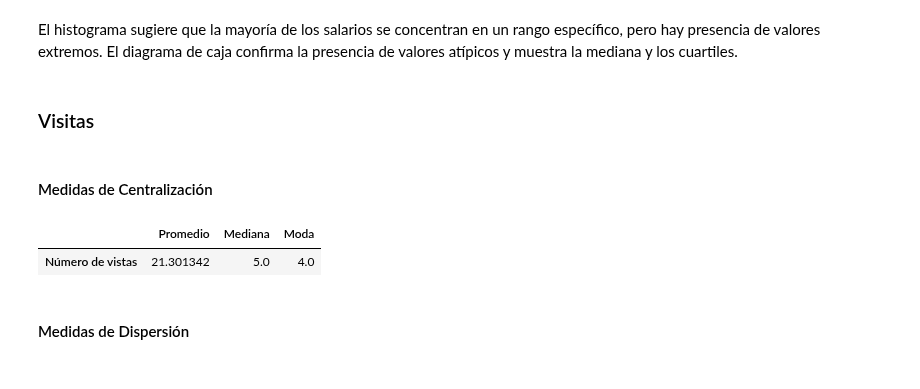
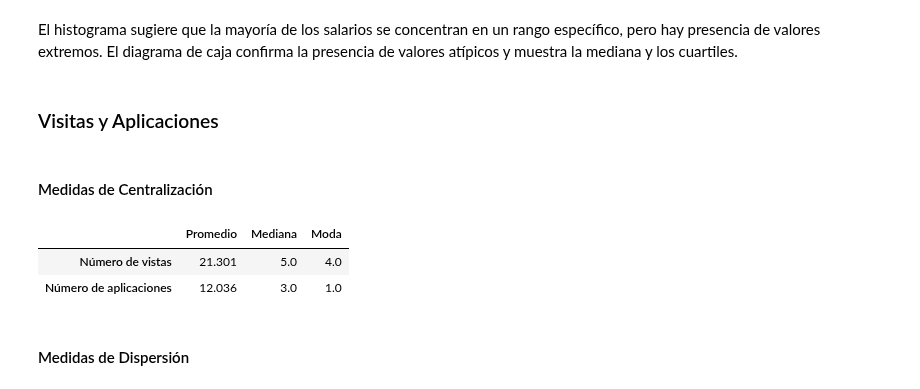
Before and after one commit to sarahcoral/ProyectoABD, a Jupyter notebook: proyectoabdbook/visualization_notebooks/descriptive_analysis.ipynb, the cells around one changed output. Cells and saved outputs as stored; diff of their text form; code cells hidden in the pictures.

```diff
--- a/proyectoabdbook/visualization_notebooks/descriptive_analysis.ipynb
+++ b/proyectoabdbook/visualization_notebooks/descriptive_analysis.ipynb
@@ -310,5 +322,5 @@ plt.show()
 El histograma sugiere que la mayoría de los salarios se concentran en un rango específico, pero hay presencia de valores extremos.
 El diagrama de caja confirma la presencia de valores atípicos y muestra la mediana y los cuartiles.
 # %% [markdown]
-### Visitas
+### Visitas y Aplicaciones
 # %%
@@ -319,29 +331,63 @@ views = df_num['views'].dropna()
 # %%
 #mean views
 mean_views = views.mean()
 
 #median views
 median_views = views.median()
 
 #mode views
 mode_views = views.mode()
 
-cent_data = {
+
+#mean apps
+mean_apps = apps.mean()
+
+#median apps
+median_apps = apps.median()
+
+#mode apps
+mode_apps = apps.mode()
+
+cent_data_views = {
     'Medida': ['Promedio', 'Mediana', 'Moda'],
     'Número de vistas': [mean_views, median_views, mode_views[0]],
 }
 
-
-
 # Display Markdown table
-#markdown_table = dict_to_markdown(cent_data)
+#markdown_table = dict_to_markdown(cent_data_views)
 #display(Markdown(markdown_table))
 
 # Display pandas dataframe table
-dict_to_dataframe_table(cent_data,'Medida')
+#dict_to_dataframe_table(cent_data_views,'Medida')
+
+cent_data_apps = {
+    'Medida': ['Promedio', 'Mediana', 'Moda'],
+    'Número de aplicaciones': [round(mean_apps,3), median_apps, mode_apps[0]],
+}
+
+# Display Markdown table
+#markdown_table = dict_to_markdown(cent_data_apps)
+#display(Markdown(markdown_table))
+
+# Display pandas dataframe table
+#dict_to_dataframe_table(cent_data_apps,'Medida')
+
+cent_data_views_apps = {
+    'Medida': ['Promedio', 'Mediana', 'Moda'],
+    'Número de vistas': [round(mean_views,3), median_views, mode_views[0]],
+    'Número de aplicaciones': [round(mean_apps,3), median_apps, mode_apps[0]]
+}
+
+# Display Markdown table
+#markdown_table = dict_to_markdown(cent_data_apps)
+#display(Markdown(markdown_table))
+
+# Display pandas dataframe table
+dict_to_dataframe_table(cent_data_views_apps,'Medida')
 # %% [output]
 |  | Promedio | Mediana | Moda |
-| Número de vistas | 21.301342 | 5.0 | 4.0 |
+| Número de vistas | 21.301 | 5.0 | 4.0 |
+| Número de aplicaciones | 12.036 | 3.0 | 1.0 |
 # %% [markdown]
 #### Medidas de Dispersión
 # %%
```
Also changed, not shown: parts of 27 cells of this notebook, 3 other files.
